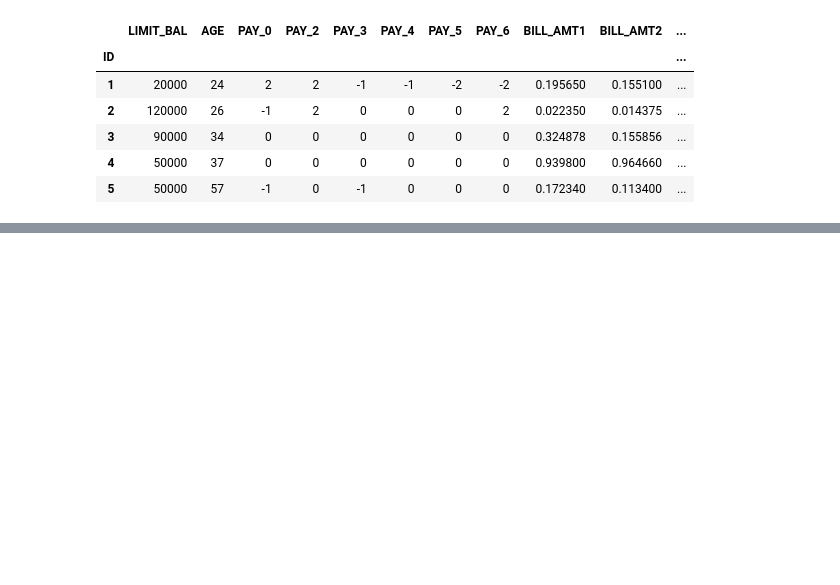
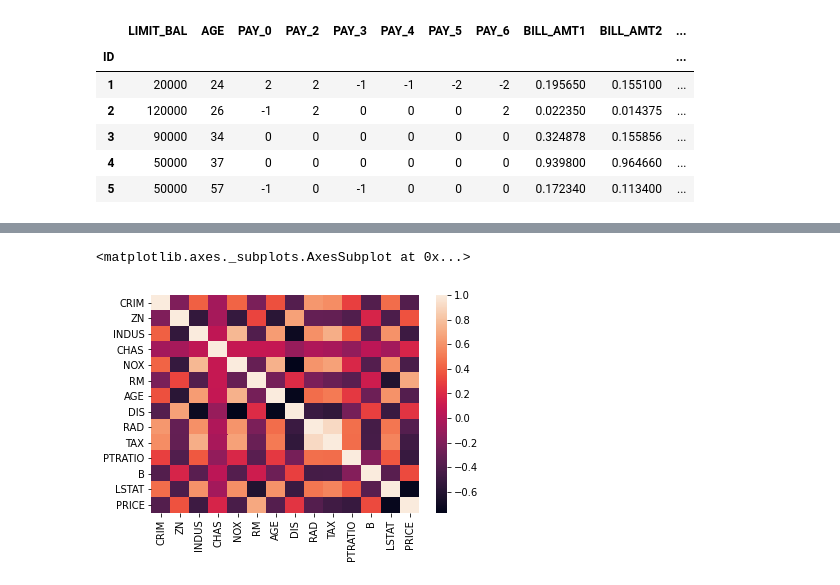
Before and after one commit to rodeoai/The-AI-Handbook-Series, a Jupyter notebook: AI_Model_Handbook_Chap_2.ipynb, the cells around one changed output, grey strips where cells are left out. Drawn from its saved outputs; the diff is of its cells as text; code cells hidden in the pictures; blank space fills up the shorter version.

```diff
--- a/AI_Model_Handbook_Chap_2.ipynb
+++ b/AI_Model_Handbook_Chap_2.ipynb
@@ -222,0 +225,2 @@ defdatanp=defdata.to_numpy()
+# %%
+housingdata = datasets.load_boston()
@@ -222,0 +264,2 @@ defdatanp=defdata.to_numpy()
+# %%
+housingdatadf=pd.concat([pd.DataFrame(housingdata.data,columns=housingdata.feature_names),pd.DataFrame(housingdata.target,columns=['PRICE'])],axis=1)
@@ -222,0 +302,5 @@ defdatanp=defdata.to_numpy()
+# %%
+sns.heatmap(housingdatadf.corr())
+# %% [output]
+<matplotlib.axes._subplots.AxesSubplot at 0x...>
+[figure, added]
```
Also changed, not shown: parts of 8 cells of this notebook.
